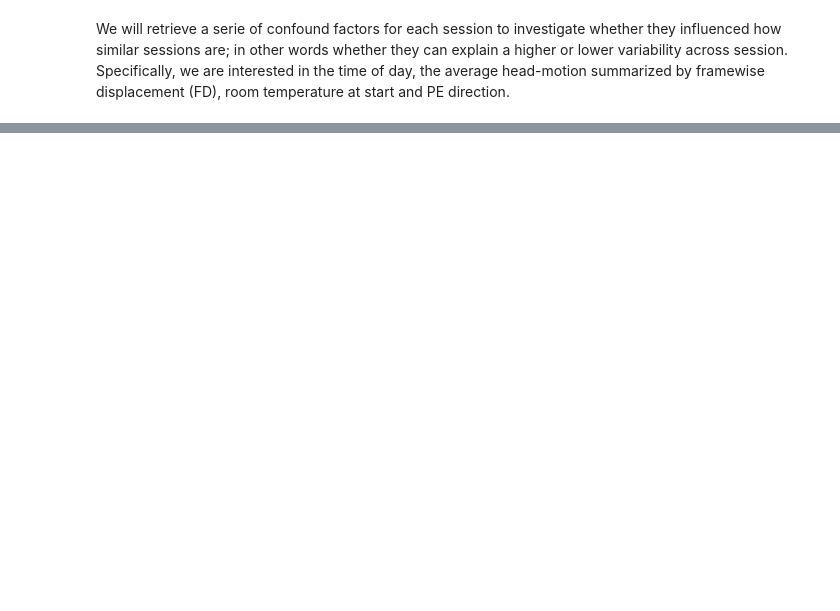
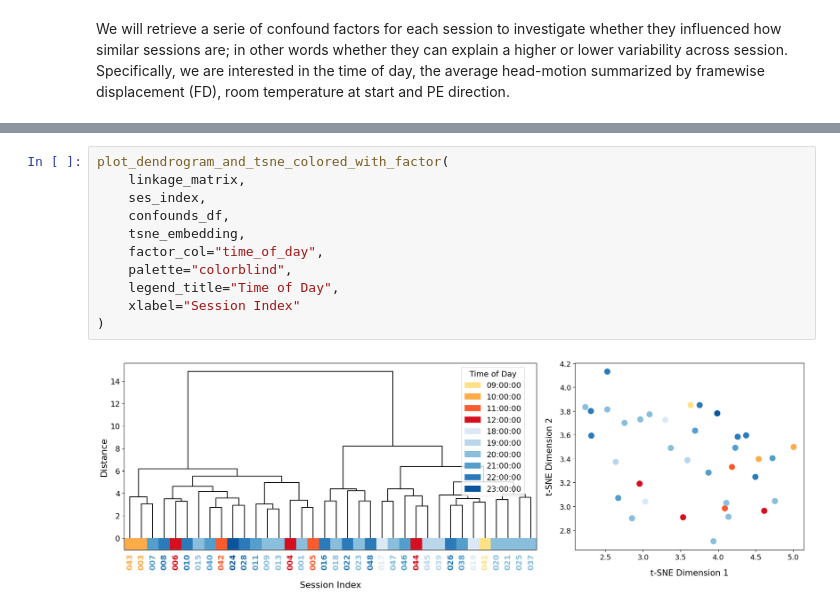
Before and after one commit to celprov/hcph-sops, a Jupyter notebook: docs/analysis/hierarchical_clustering_sc.ipynb, the cells around one changed output, grey strips where cells are left out. Drawn from its saved outputs; the diff is of its cells as text; blank space fills up the shorter version.

```diff
--- a/docs/analysis/hierarchical_clustering_sc.ipynb
+++ b/docs/analysis/hierarchical_clustering_sc.ipynb
@@ -176,0 +383,13 @@ plt.show()
+# %%
+plot_dendrogram_and_tsne_colored_with_factor(
+    linkage_matrix,
+    ses_index,
+    confounds_df,
+    tsne_embedding,
+    factor_col="time_of_day",
+    palette="colorblind",
+    legend_title="Time of Day",
+    xlabel="Session Index"
+)
+# %% [output]
+[figure, added]
```
Also changed, not shown: parts of 25 cells of this notebook.
